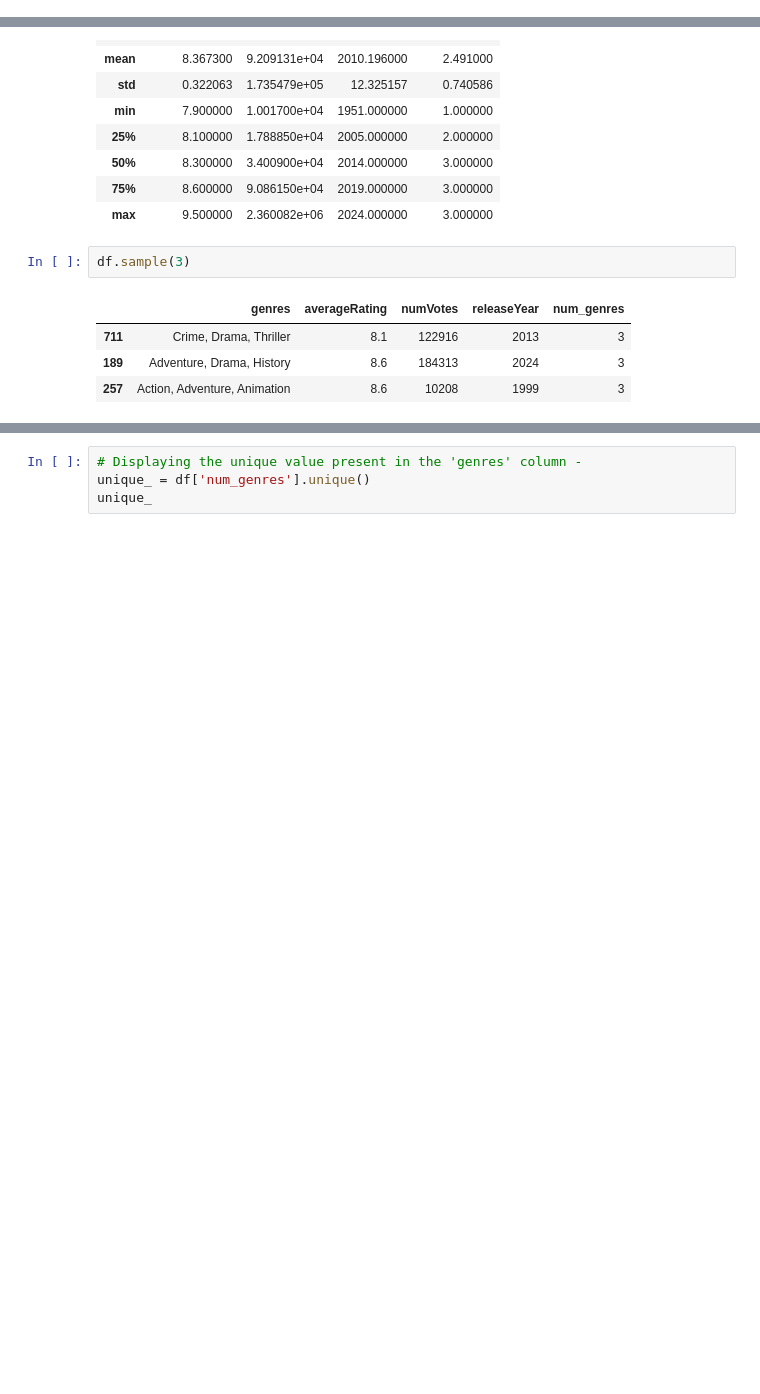
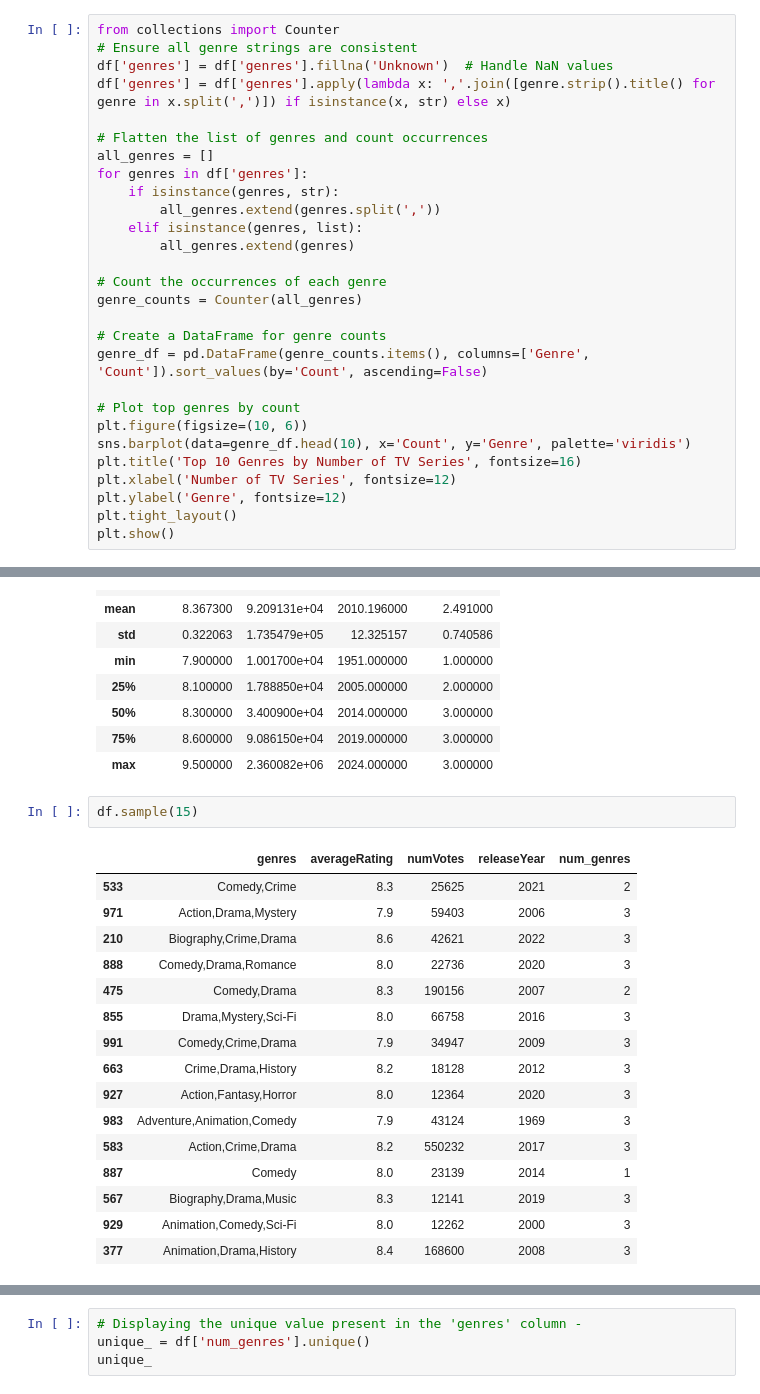
Before and after one commit to ikomalgupta/movie_rating_prediction, a Jupyter notebook: Movie_Rating_Prediction.ipynb, the cells around one changed output, grey strips where cells are left out. Saved outputs shown, nothing was run; the diff lists cells and outputs as text; blank space fills up the shorter version.

```diff
--- a/Movie_Rating_Prediction.ipynb
+++ b/Movie_Rating_Prediction.ipynb
@@ -83,0 +125,28 @@ The graph illustrates a significant increase in movie production over the past f
+# %%
+from collections import Counter
+# Ensure all genre strings are consistent
+df['genres'] = df['genres'].fillna('Unknown')  # Handle NaN values
+df['genres'] = df['genres'].apply(lambda x: ','.join([genre.strip().title() for genre in x.split(',')]) if isinstance(x, str) else x)
+
+# Flatten the list of genres and count occurrences
+all_genres = []
+for genres in df['genres']:
+    if isinstance(genres, str):
+        all_genres.extend(genres.split(','))
+    elif isinstance(genres, list):
+        all_genres.extend(genres)
+
+# Count the occurrences of each genre
+genre_counts = Counter(all_genres)
+
+# Create a DataFrame for genre counts
+genre_df = pd.DataFrame(genre_counts.items(), columns=['Genre', 'Count']).sort_values(by='Count', ascending=False)
+
+# Plot top genres by count
+plt.figure(figsize=(10, 6))
+sns.barplot(data=genre_df.head(10), x='Count', y='Genre', palette='viridis')
+plt.title('Top 10 Genres by Number of TV Series', fontsize=16)
+plt.xlabel('Number of TV Series', fontsize=12)
+plt.ylabel('Genre', fontsize=12)
+plt.tight_layout()
+plt.show()
@@ -170,12 +250,24 @@ df.describe()
 | 75% | 8.600000 | 9.086150e+04 | 2019.000000 | 3.000000 |
 | max | 9.500000 | 2.360082e+06 | 2024.000000 | 3.000000 |
 # %%
-df.sample(3)
+df.sample(15)
 # %% [output]
 |  | genres | averageRating | numVotes | releaseYear | num_genres |
-| 711 | Crime, Drama, Thriller | 8.1 | 122916 | 2013 | 3 |
-| 189 | Adventure, Drama, History | 8.6 | 184313 | 2024 | 3 |
-| 257 | Action, Adventure, Animation | 8.6 | 10208 | 1999 | 3 |
+| 533 | Comedy,Crime | 8.3 | 25625 | 2021 | 2 |
+| 971 | Action,Drama,Mystery | 7.9 | 59403 | 2006 | 3 |
+| 210 | Biography,Crime,Drama | 8.6 | 42621 | 2022 | 3 |
+| 888 | Comedy,Drama,Romance | 8.0 | 22736 | 2020 | 3 |
+| 475 | Comedy,Drama | 8.3 | 190156 | 2007 | 2 |
+| 855 | Drama,Mystery,Sci-Fi | 8.0 | 66758 | 2016 | 3 |
+| 991 | Comedy,Crime,Drama | 7.9 | 34947 | 2009 | 3 |
+| 663 | Crime,Drama,History | 8.2 | 18128 | 2012 | 3 |
+| 927 | Action,Fantasy,Horror | 8.0 | 12364 | 2020 | 3 |
+| 983 | Adventure,Animation,Comedy | 7.9 | 43124 | 1969 | 3 |
+| 583 | Action,Crime,Drama | 8.2 | 550232 | 2017 | 3 |
+| 887 | Comedy | 8.0 | 23139 | 2014 | 1 |
+| 567 | Biography,Drama,Music | 8.3 | 12141 | 2019 | 3 |
+| 929 | Animation,Comedy,Sci-Fi | 8.0 | 12262 | 2000 | 3 |
+| 377 | Animation,Drama,History | 8.4 | 168600 | 2008 | 3 |
 # %%
 # Displaying the value_counts present of 'genres' column -
 count_ = df['genres'].value_counts().head(15).sort_values(ascending=False)
```
Also changed, not shown: parts of 19 cells of this notebook.
